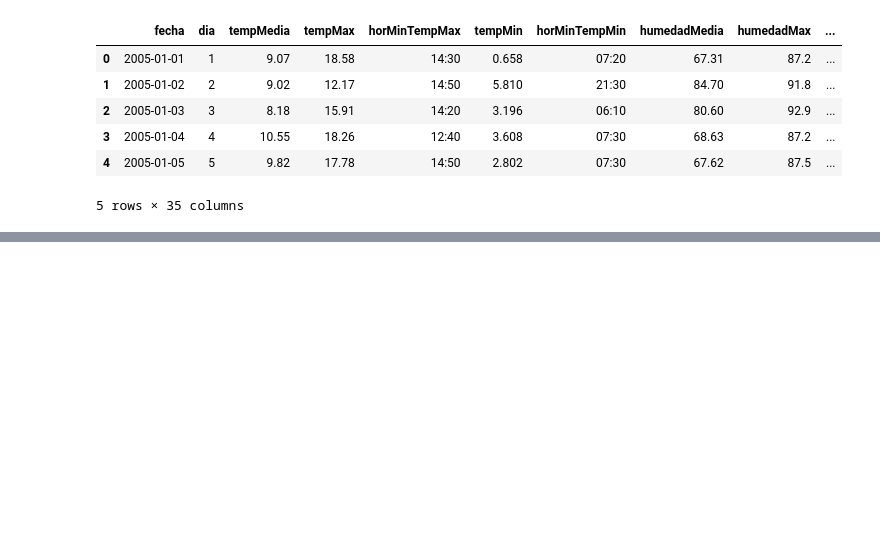
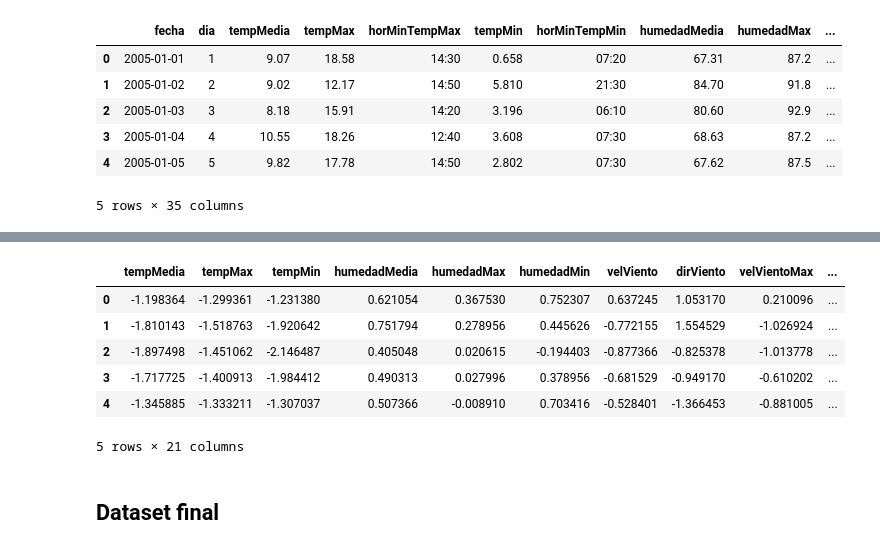
Before and after one commit to lolagj/TFM-Sistema-Riego-Agricola, a Jupyter notebook: notebooks/preparacion_datos/Preprocesamiento.ipynb, the cells around one changed output, grey strips where cells are left out. Drawn from its saved outputs; the diff is of its cells as text; code cells hidden in the pictures; blank space fills up the shorter version.

```diff
--- a/notebooks/preparacion_datos/Preprocesamiento.ipynb
+++ b/notebooks/preparacion_datos/Preprocesamiento.ipynb
@@ -24,0 +365,12 @@ df_integrado.to_csv("../../data/processed/datos_integrados.csv", sep=";", index=
+# %%
+X_test_final.head()
+# %% [output]
+|  | tempMedia | tempMax | tempMin | humedadMedia | humedadMax | humedadMin | velViento | dirViento | velVientoMax | ... |
+| 0 | -1.198364 | -1.299361 | -1.231380 | 0.621054 | 0.367530 | 0.752307 | 0.637245 | 1.053170 | 0.210096 | ... |
+| 1 | -1.810143 | -1.518763 | -1.920642 | 0.751794 | 0.278956 | 0.445626 | -0.772155 | 1.554529 | -1.026924 | ... |
+| 2 | -1.897498 | -1.451062 | -2.146487 | 0.405048 | 0.020615 | -0.194403 | -0.877366 | -0.825378 | -1.013778 | ... |
+| 3 | -1.717725 | -1.400913 | -1.984412 | 0.490313 | 0.027996 | 0.378956 | -0.681529 | -0.949170 | -0.610202 | ... |
+| 4 | -1.345885 | -1.333211 | -1.307037 | 0.507366 | -0.008910 | 0.703416 | -0.528401 | -1.366453 | -0.881005 | ... |
+5 rows × 21 columns
+# %% [markdown]
+## Dataset final
```
Also changed, not shown: parts of 51 cells of this notebook, 7 other files.
